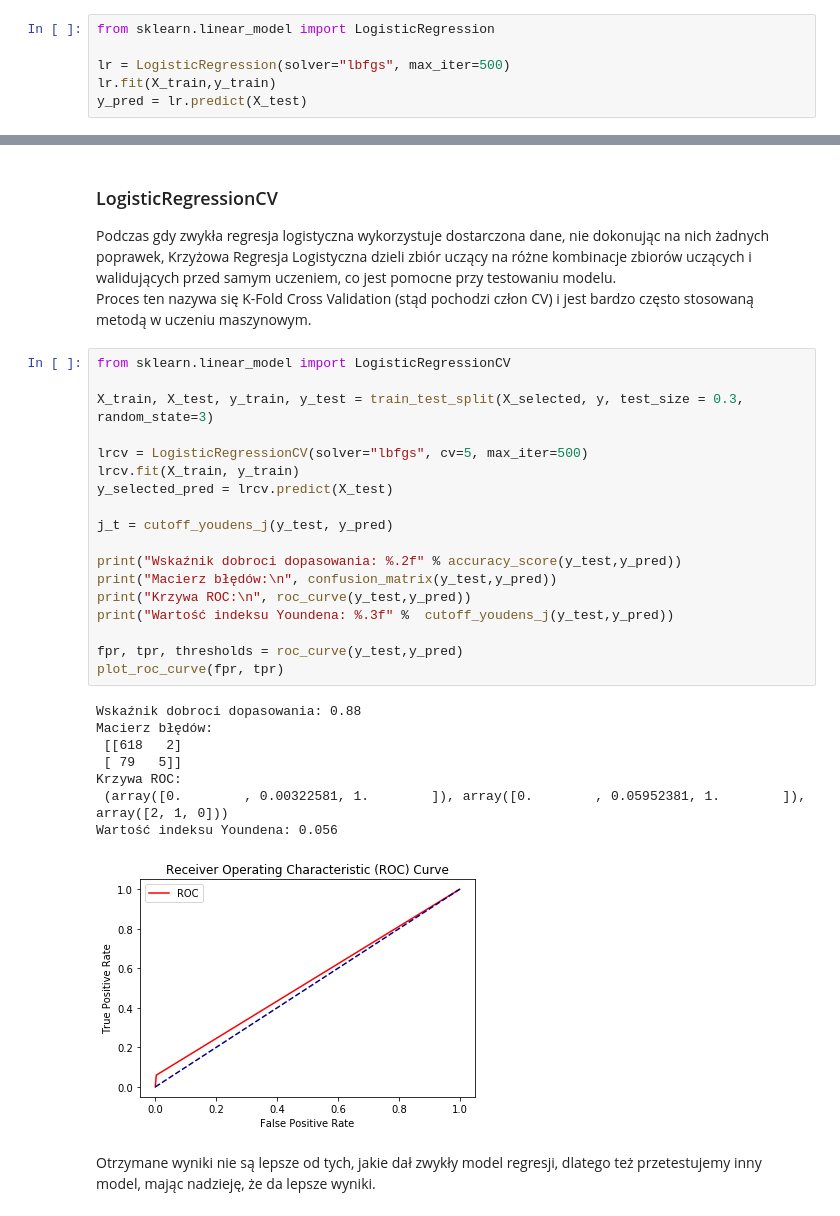
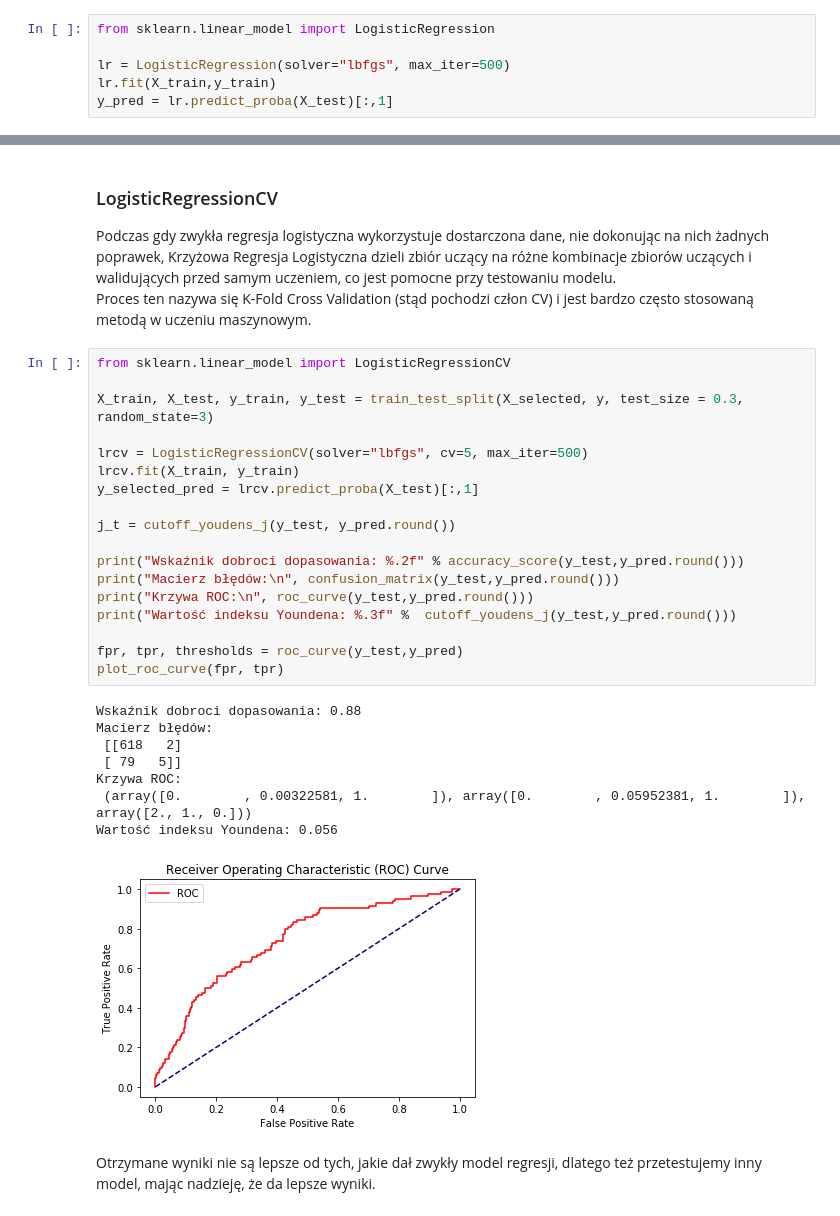
Before and after one commit to mic9410/SRD-final-project-hr-analytics, a Jupyter notebook: final_project.ipynb, the cells around one changed output, grey strips where cells are left out. Cells and saved outputs as stored; diff of their text form.

Commit message:
resolved bug with ROC curve

```diff
--- a/final_project.ipynb
+++ b/final_project.ipynb
@@ -594,7 +594,7 @@ from sklearn.linear_model import LogisticRegression
 
 lr = LogisticRegression(solver="lbfgs", max_iter=500)
 lr.fit(X_train,y_train)
-y_pred = lr.predict(X_test)
+y_pred = lr.predict_proba(X_test)[:,1]
 # %% [markdown]
 ## Testowanie jakości modelu
 # %%
@@ -783,30 +783,30 @@ Proces ten nazywa się K-Fold Cross Validation (stąd pochodzi człon CV) i jest
 # %%
 from sklearn.linear_model import LogisticRegressionCV
 
 X_train, X_test, y_train, y_test = train_test_split(X_selected, y, test_size = 0.3, random_state=3)
 
 lrcv = LogisticRegressionCV(solver="lbfgs", cv=5, max_iter=500)
 lrcv.fit(X_train, y_train)
-y_selected_pred = lrcv.predict(X_test)
+y_selected_pred = lrcv.predict_proba(X_test)[:,1]
 
-j_t = cutoff_youdens_j(y_test, y_pred)
+j_t = cutoff_youdens_j(y_test, y_pred.round())
 
-print("Wskaźnik dobroci dopasowania: %.2f" % accuracy_score(y_test,y_pred))
-print("Macierz błędów:\n", confusion_matrix(y_test,y_pred))
-print("Krzywa ROC:\n", roc_curve(y_test,y_pred))
-print("Wartość indeksu Youndena: %.3f" %  cutoff_youdens_j(y_test,y_pred))
+print("Wskaźnik dobroci dopasowania: %.2f" % accuracy_score(y_test,y_pred.round()))
+print("Macierz błędów:\n", confusion_matrix(y_test,y_pred.round()))
+print("Krzywa ROC:\n", roc_curve(y_test,y_pred.round()))
+print("Wartość indeksu Youndena: %.3f" %  cutoff_youdens_j(y_test,y_pred.round()))
 
 fpr, tpr, thresholds = roc_curve(y_test,y_pred)
 plot_roc_curve(fpr, tpr)
 # %% [output]
 Wskaźnik dobroci dopasowania: 0.88
 Macierz błędów:
  [[618   2]
  [ 79   5]]
 Krzywa ROC:
- (array([0.        , 0.00322581, 1.        ]), array([0.        , 0.05952381, 1.        ]), array([2, 1, 0]))
+ (array([0.        , 0.00322581, 1.        ]), array([0.        , 0.05952381, 1.        ]), array([2., 1., 0.]))
 Wartość indeksu Youndena: 0.056
-[figure, old version]
+[figure, new version]
 # %% [markdown]
 Otrzymane wyniki nie są lepsze od tych, jakie dał zwykły model regresji, dlatego też przetestujemy inny model, mając nadzieję, że da lepsze wyniki.
 # %% [markdown]
```
Also changed, not shown: parts of 10 cells of this notebook.
